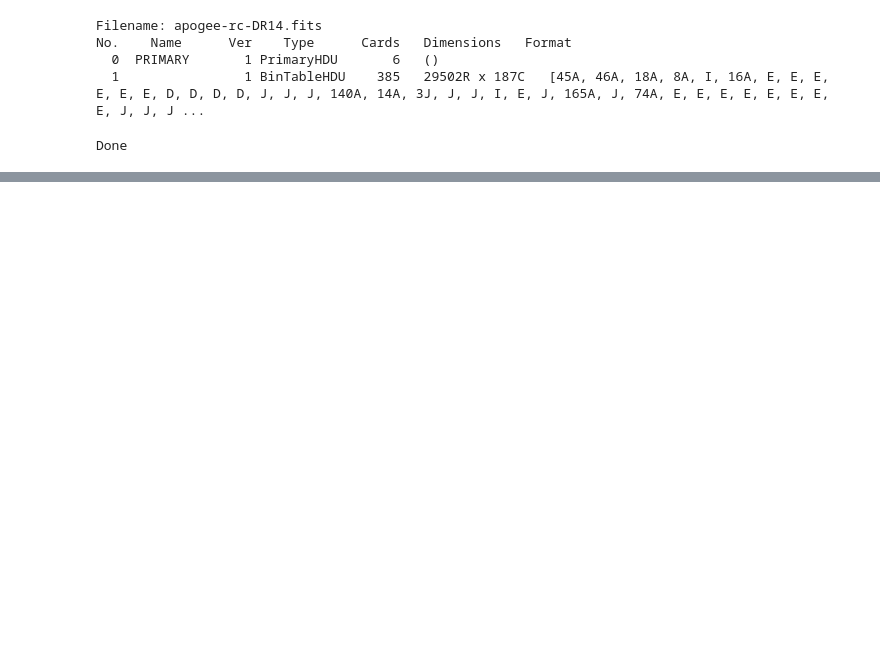
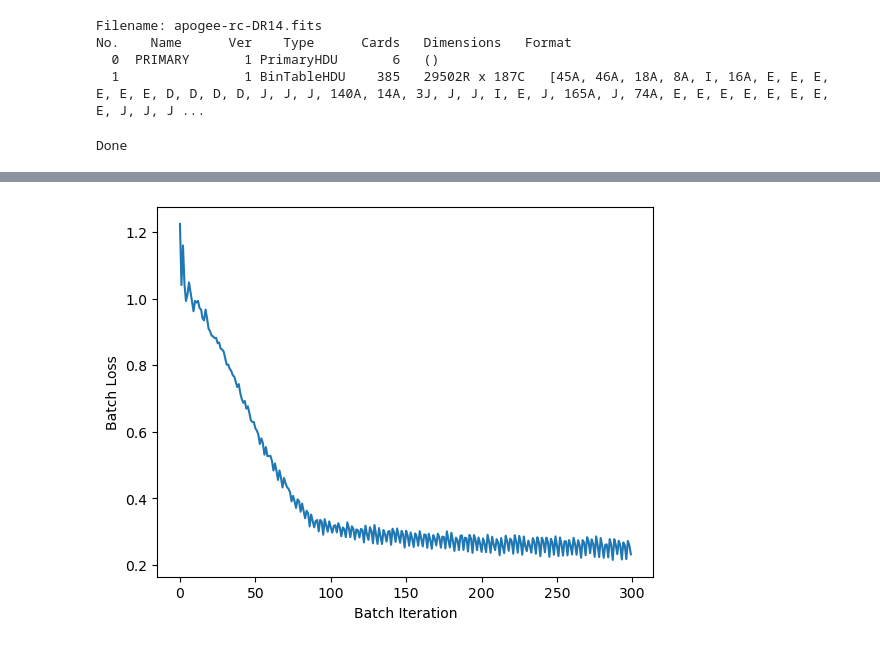
Before and after one commit to KristofPusztai/Probabilistic-Diffusion, a Jupyter notebook: apogee_data.ipynb, the cells around one changed output, grey strips where cells are left out. Cells and saved outputs as stored; diff of their text form; code cells hidden in the pictures; blank space fills up the shorter version.

```diff
--- a/apogee_data.ipynb
+++ b/apogee_data.ipynb
@@ -98,2 +92,4 @@ plt.show()
 # %%
-diffusion.train(128, 1000)
+diffusion.train(10000, 100)
+# %% [output]
+[figure, added]
```
Also changed, not shown: parts of 9 cells of this notebook, 1 other file.
